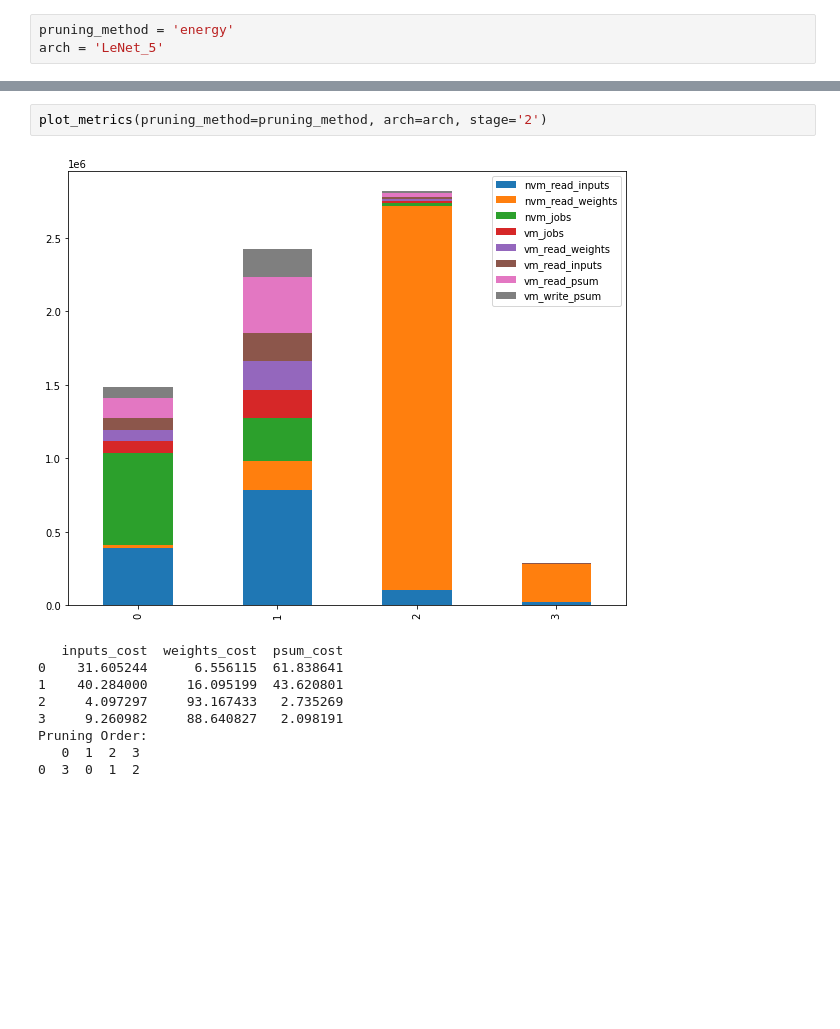
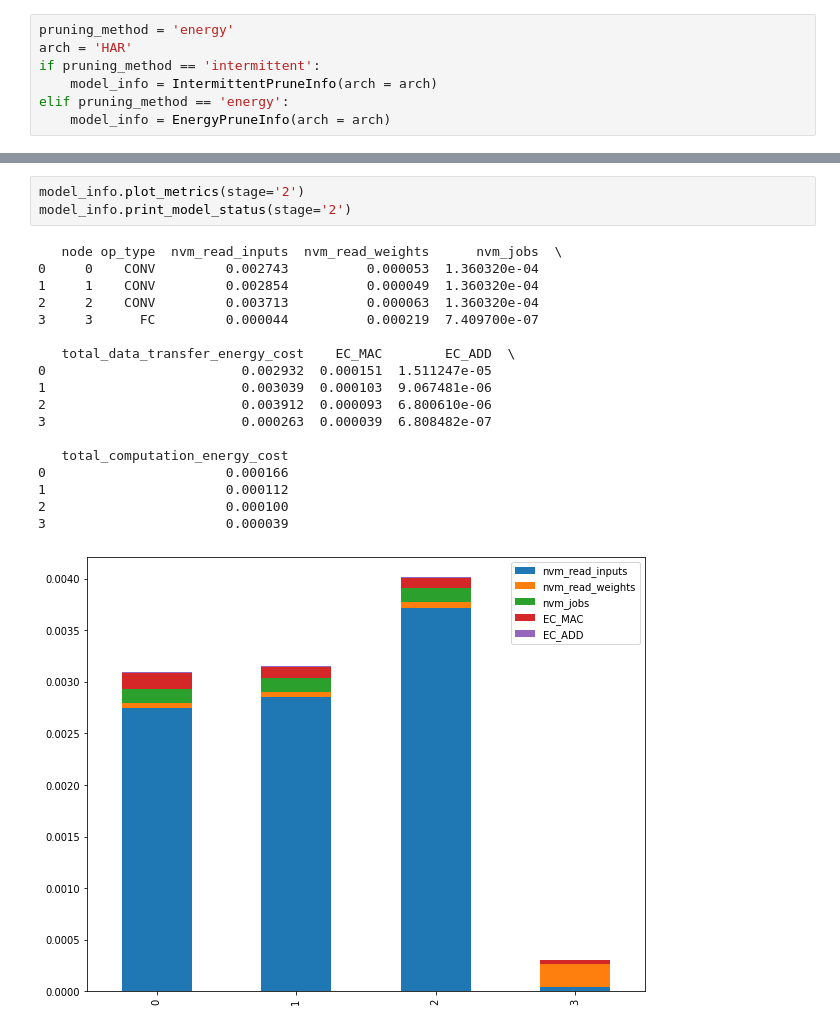
Before and after one commit to EMCLab-Sinica/iPrune, a Jupyter notebook: pruning/Intermittent_Aware/plot.ipynb, the cells around one changed output, grey strips where cells are left out. Saved outputs shown, nothing was run; the diff lists cells and outputs as text; blank space fills up the shorter version.

```diff
--- a/pruning/Intermittent_Aware/plot.ipynb
+++ b/pruning/Intermittent_Aware/plot.ipynb
@@ -86,4 +103,8 @@ def print_model_status(pruning_method='energy', arch = 'LeNet_5', stage = '0'):
 # %%
 pruning_method = 'energy'
-arch = 'LeNet_5'
+arch = 'HAR'
+if pruning_method == 'intermittent':
+    model_info = IntermittentPruneInfo(arch = arch)
+elif pruning_method == 'energy':
+    model_info = EnergyPruneInfo(arch = arch)
 # %%
@@ -142,12 +190,22 @@ Pruning Order:
 # %%
-plot_metrics(pruning_method=pruning_method, arch=arch, stage='2')
+model_info.plot_metrics(stage='2')
+model_info.print_model_status(stage='2')
 # %% [output]
+   node op_type  nvm_read_inputs  nvm_read_weights      nvm_jobs  \
+0     0    CONV         0.002743          0.000053  1.360320e-04
+1     1    CONV         0.002854          0.000049  1.360320e-04
+2     2    CONV         0.003713          0.000063  1.360320e-04
+3     3      FC         0.000044          0.000219  7.409700e-07
+
+   total_data_transfer_energy_cost    EC_MAC        EC_ADD  \
+0                         0.002932  0.000151  1.511247e-05
+1                         0.003039  0.000103  9.067481e-06
+2                         0.003912  0.000093  6.800610e-06
+3                         0.000263  0.000039  6.808482e-07
+
+   total_computation_energy_cost
+0                       0.000166
+1                       0.000112
+2                       0.000100
+3                       0.000039
-[figure, old version]
+[figure, new version]
-   inputs_cost  weights_cost  psum_cost
-0    31.605244      6.556115  61.838641
-1    40.284000     16.095199  43.620801
-2     4.097297     93.167433   2.735269
-3     9.260982     88.640827   2.098191
-Pruning Order:
-   0  1  2  3
-0  3  0  1  2
```
Also changed, not shown: parts of 8 cells of this notebook, 3 other files.
